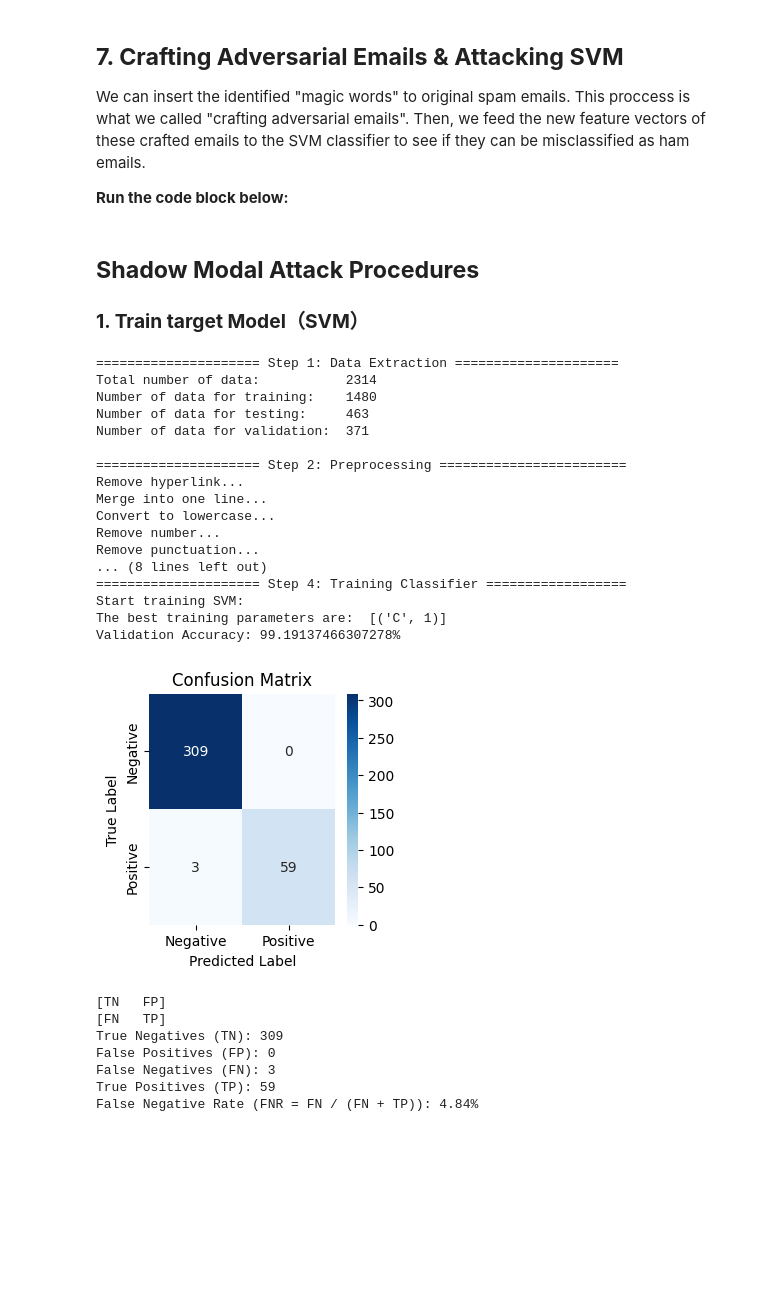
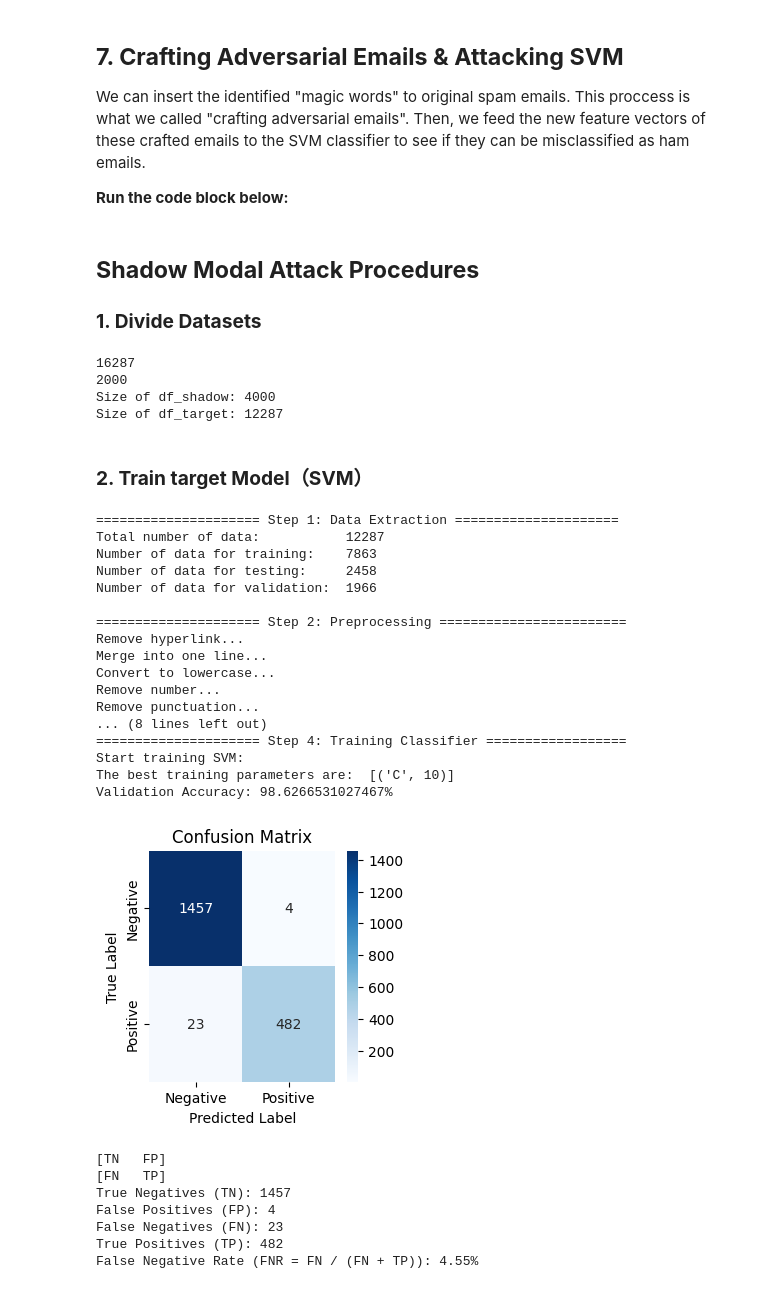
Before and after one commit to wuhumontana/bypass-spam-filter, a Jupyter notebook: bypass.ipynb, the cells around one changed output. Drawn from its saved outputs; the diff is of its cells as text; code cells hidden in the pictures; blank space fills up the shorter version.

```diff
--- a/bypass.ipynb
+++ b/bypass.ipynb
@@ -43,13 +76,15 @@ from tkinter import YView
 from sklearn.model_selection import train_test_split
 
 # This function extracts data from .csv file and split into training, validation, and testing dataset.
-def data_extraction(fileName):
-  # Load the data from the .csv file.
-  df = pd.read_csv(fileName)
-
+def data_extraction(df):
   # Separate data into features and labels
   x = df.message
   y = df.label
+
+  x = x.fillna('')
+  y = y.fillna(0)
+  x = x.astype(str)
+  y = y.astype(int)
 
   # We first separate the entire dataset to 80% and 20%
   # We use the 80% to get our training dataset and the validation dataset.
@@ -779,11 +815,27 @@ def svm_attack(method, clf_lin, spam, words14str, feature_model, feature_names,
     return m2_empty
 # %% [markdown]
 ## **Shadow Modal Attack Procedures**
-### **1. Train target Model（SVM）** ###
+### **1. Divide Datasets** ###
+# %%
+# Example usage:
+# Assuming 'original_df' is your original dataset (DataFrame) with 16000 rows
+# Call the function to generate two sub-datasets
+df_shadow, df_target = create_subdatasets(0.5)
+
+# Output the sizes of the resulting sub-datasets
+print(f"Size of df_shadow: {len(df_shadow)}")
+print(f"Size of df_target: {len(df_target)}")
+# %% [output]
+16287
+2000
+Size of df_shadow: 4000
+Size of df_target: 12287
+# %% [markdown]
+### **2. Train target Model（SVM）** ###
 # %%
-def train_classifier(FE_method, classifier, dataset_file):
+def train_classifier(FE_method, classifier, df_target):
     print('\n===================== Step 1: Data Extraction =====================')
-    X_train, X_val, X_test, Y_train, Y_val, Y_test = data_extraction(dataset_file)
+    X_train, X_val, X_test, Y_train, Y_val, Y_test = data_extraction(df_target)
     print('Total number of data:          ', str(len(X_train) + len(X_test) + len(X_val)))
     print('Number of data for training:    ' + str(len(X_train)))
     print('Number of data for testing:     ' + str(len(X_test)))
@@ -798,44 +850,42 @@ def train_classifier(FE_method, classifier, dataset_file):
     print('\n===================== Step 4: Training Classifier ==================')
 
     if classifier == 'SVM':
-        tr_set, v_set, clf = train_SVM(x_train_features, x_val_features, Y_train, Y_val)
+        tr_set, v_set, clf = train_SVM(x_train_features, x_val_features, Y_train, Y_val) # use test dataset
     elif classifier == 'LR':
         tr_set, v_set, clf = train_LR(x_train_features, x_val_features, Y_train, Y_val)
     else:
-        print('Please specify SVM or KNN as your classifier.')
+        print('Please specify SVM or LR or DT as your classifier.')
 
     return clf, feature_names, feature_model, scalar
 # %%
 # Target modal
 T_FE_method= 'tfidf'
 T_classifier= 'SVM'
-#T_classifier= 'KNN'
-T_dataset_file= 'messages.csv'
-T_clf, T_feature_names, T_feature_model, T_scalar = train_classifier(T_FE_method, T_classifier, T_dataset_file)
+T_clf, T_feature_names, T_feature_model, T_scalar = train_classifier(T_FE_method, T_classifier, df_target)
 # %% [output]
 ===================== Step 1: Data Extraction =====================
-Total number of data:           2314
-Number of data for training:    1480
-Number of data for testing:     463
-Number of data for validation:  371
+Total number of data:           12287
+Number of data for training:    7863
+Number of data for testing:     2458
+Number of data for validation:  1966
 
 ===================== Step 2: Preprocessing ========================
 Remove hyperlink...
 Merge into one line...
 Convert to lowercase...
 Remove number...
 Remove punctuation...
 ... (8 lines left out)
 ===================== Step 4: Training Classifier ==================
 Start training SVM:
-The best training parameters are:  [('C', 1)]
-Validation Accuracy: 99.19137466307278%
+The best training parameters are:  [('C', 10)]
+Validation Accuracy: 98.6266531027467%
-[figure, old version]
+[figure, new version]
 [TN   FP]
 [FN   TP]
-True Negatives (TN): 309
-False Positives (FP): 0
-False Negatives (FN): 3
-True Positives (TP): 59
-False Negative Rate (FNR = FN / (FN + TP)): 4.84%
+True Negatives (TN): 1457
+False Positives (FP): 4
+False Negatives (FN): 23
+True Positives (TP): 482
+False Negative Rate (FNR = FN / (FN + TP)): 4.55%
 # %% [markdown]
```
Also changed, not shown: parts of 14 cells of this notebook.
